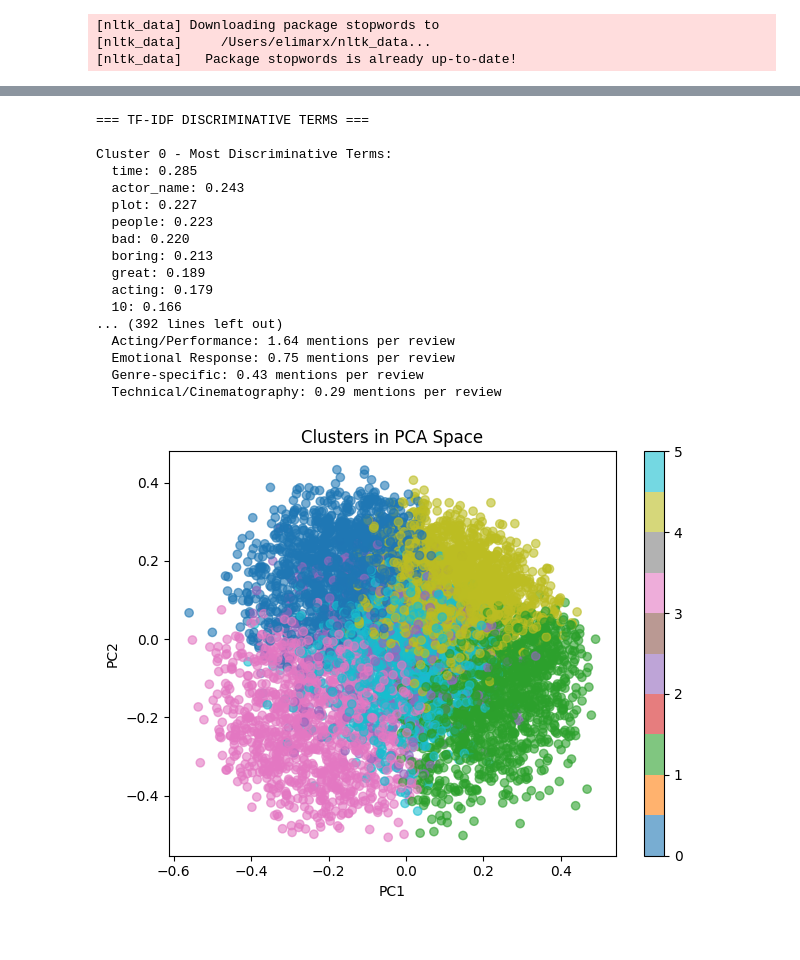
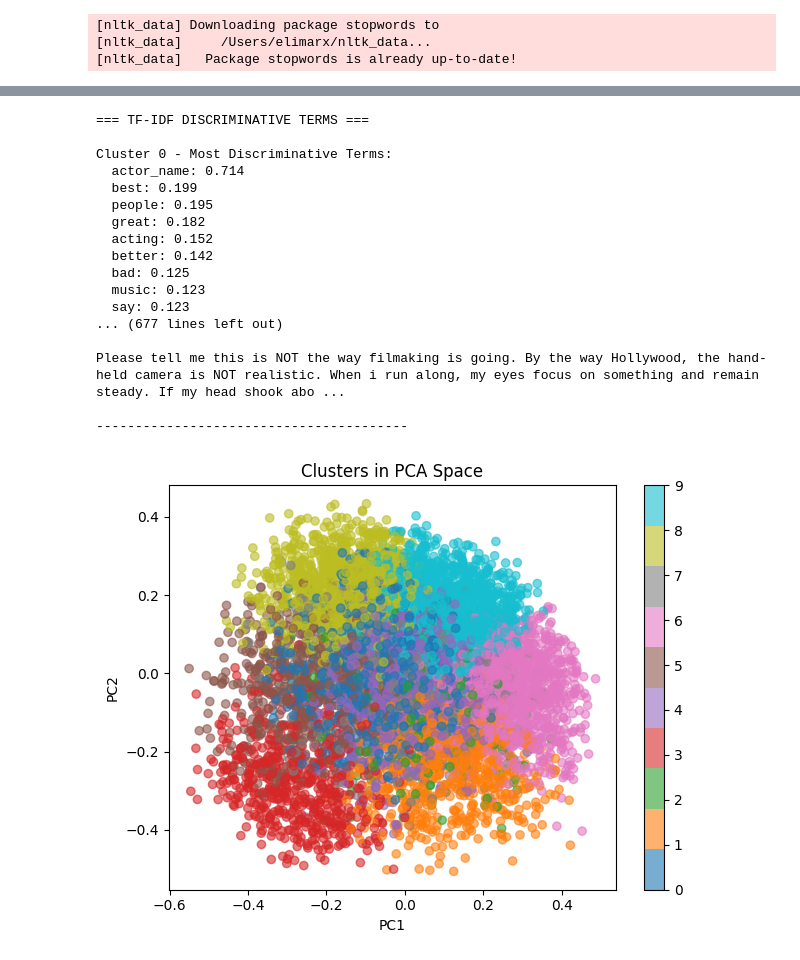
Before and after one commit to eli-marx/ds-project, a Jupyter notebook: jupyter notebooks/MAIN_english_review_modeling.ipynb, the cells around one changed output, grey strips where cells are left out. Cells and saved outputs as stored; diff of their text form; code cells hidden in the pictures.

```diff
--- a/jupyter notebooks/MAIN_english_review_modeling.ipynb
+++ b/jupyter notebooks/MAIN_english_review_modeling.ipynb
@@ -324,7 +324,7 @@ embeddings = model.encode(comments, show_progress_bar=True)
 #do clustering
 from sklearn.cluster import KMeans
 
-num_clusters = 6 # tweak this
+num_clusters = 10 # tweak this
 kmeans = KMeans(n_clusters=num_clusters, random_state=42)
 labels = kmeans.fit_predict(embeddings)
 
@@ -337,7 +331,0 @@ To disable this warning, you can either:
-# %%
-#print some random comments from each cluster
-for cluster_num in sorted(df_en['cluster'].unique()):
-    print(f"\nCluster {cluster_num}:")
-    sample_comments = df_en[df_en['cluster'] == cluster_num]['comment'].sample(4, random_state=42)
-    for comment in sample_comments:
-        print(" -", comment)
@@ -390,9 +346,0 @@ plt.show()
-# %%
-from keybert import KeyBERT
-
-kw_model = KeyBERT(model)
-for i in range(num_clusters):
-    cluster_comments = df_en[df_en['cluster'] == i]['clean_comment'].tolist()
-    joined = " ".join(cluster_comments)
-    keywords = kw_model.extract_keywords(joined, top_n=10)
-    print(f"Cluster {i} keywords:", keywords)
@@ -653,35 +615,35 @@ def analyze_cluster_themes(df_en, text_column='processed_comment'):
 # %%
-
 # Run comprehensive analysis
 analyze_clusters_comprehensive(df_en, text_column='clean_comment')
-
-# Get representative reviews
-get_representative_reviews(df_en, n_samples=3)
 
 # Extract unique n-grams
 extract_unique_ngrams(df_en, text_column='processed_comment')
 
 # Analyze themes
 analyze_cluster_themes(df_en, text_column='processed_comment')
 
+#get random reviews
+get_sample_reviews(df_en, n_samples=3)
+
 # If you have embeddings available
 visualize_clusters(df_en, embeddings)
+visualize_clusters2(df_en, embeddings)
 # %% [output]
 === TF-IDF DISCRIMINATIVE TERMS ===
 
 Cluster 0 - Most Discriminative Terms:
-  time: 0.285
-  actor_name: 0.243
-  plot: 0.227
-  people: 0.223
-  bad: 0.220
-  boring: 0.213
-  great: 0.189
-  acting: 0.179
-  10: 0.166
-... (392 lines left out)
-  Acting/Performance: 1.64 mentions per review
-  Emotional Response: 0.75 mentions per review
-  Genre-specific: 0.43 mentions per review
-  Technical/Cinematography: 0.29 mentions per review
+  actor_name: 0.714
+  best: 0.199
+  people: 0.195
+  great: 0.182
+  acting: 0.152
+  better: 0.142
+  bad: 0.125
+  music: 0.123
+  say: 0.123
+... (677 lines left out)
+
+Please tell me this is NOT the way filmaking is going. By the way Hollywood, the hand-held camera is NOT realistic. When i run along, my eyes focus on something and remain steady. If my head shook abo ...
+
+----------------------------------------
-[figure, old version]
+[figure, new version]
```
Also changed, not shown: parts of 14 cells of this notebook, 4 other files.
